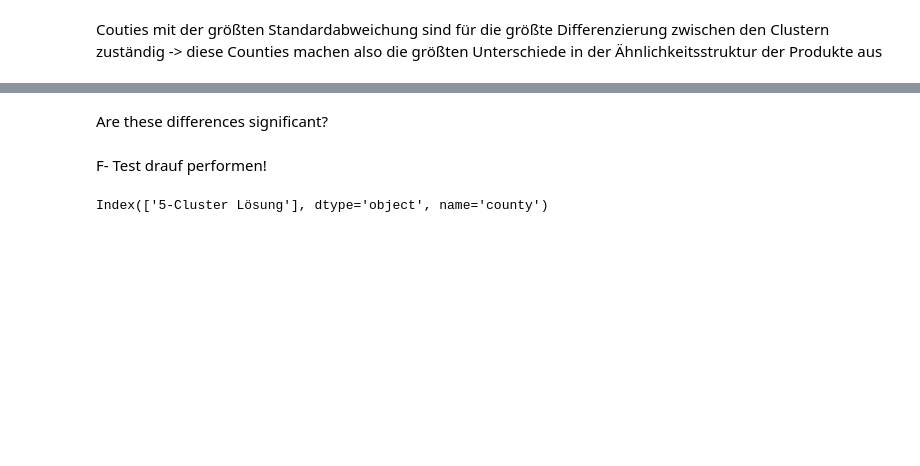
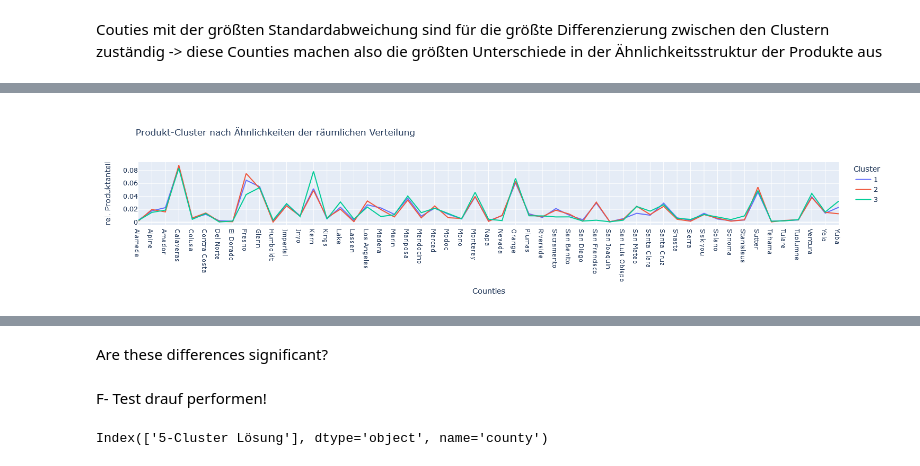
Before and after one commit to lenaas/lebensmittelhandel, a Jupyter notebook: Fragen1-5.ipynb, the cells around one changed output, grey strips where cells are left out. Saved outputs shown, nothing was run; the diff lists cells and outputs as text; code cells hidden in the pictures; blank space fills up the shorter version.

```diff
--- a/Fragen1-5.ipynb
+++ b/Fragen1-5.ipynb
@@ -598 +590,19 @@ Ergebnis der Evaluation: Cluster 1,2,4 finden sehr gute Ähnlichkeitsstrukturen,
+# %%
+# plot cluster deviation for 3 Clusters
+x = df_cluster.groupby('3-Cluster Lösung').mean().drop(['5-Cluster Lösung','4-Cluster Lösung','15-Cluster Lösung'],axis=1)
+x.columns = [el[:-2] for el in x.columns]
+y = [x.iloc[row] for row in range(len(x))]
+fig = px.line(x=x.columns,
+              y=y,
+              title = 'Produkt-Cluster nach Ähnlichkeiten der räumlichen Verteilung',
+              labels ={'variable':'Cluster',
+                       'value':'rel. Produktanteil',
+                       'x':'Counties'})
+newnames = {'wide_variable_0':'1', 'wide_variable_1':'2','wide_variable_2':'3'}
+fig.for_each_trace(lambda t: t.update(name = newnames[t.name],
+                                      legendgroup = newnames[t.name],
+                                      hovertemplate = t.hovertemplate.replace(t.name, newnames[t.name])))
+fig.show()
+# %% [output]
+[figure, added]
 # %%
```
Also changed, not shown: parts of 24 cells of this notebook.
